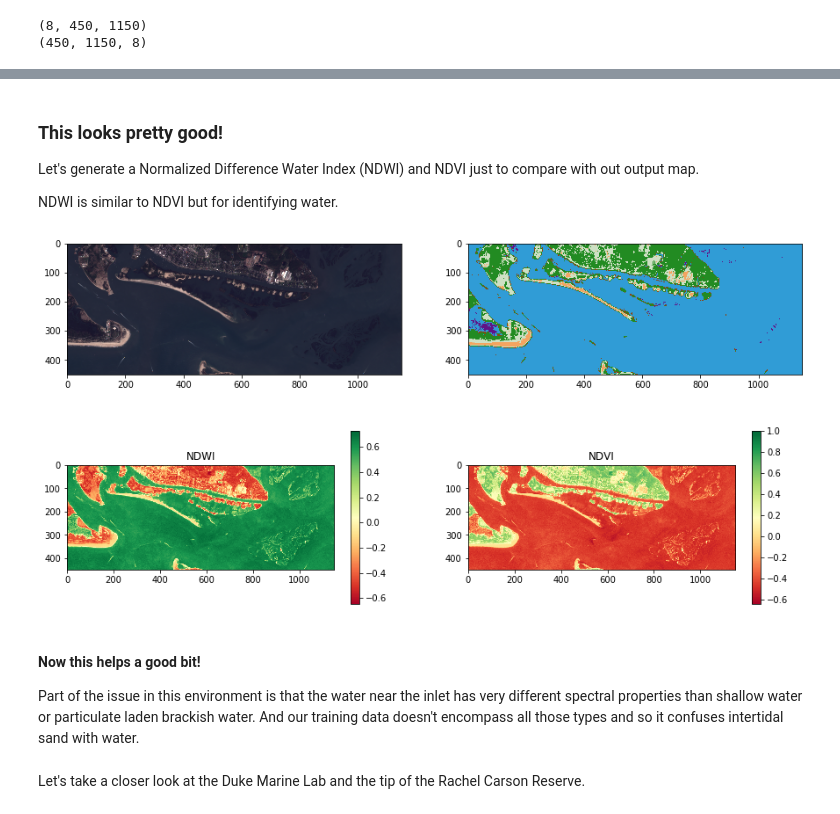
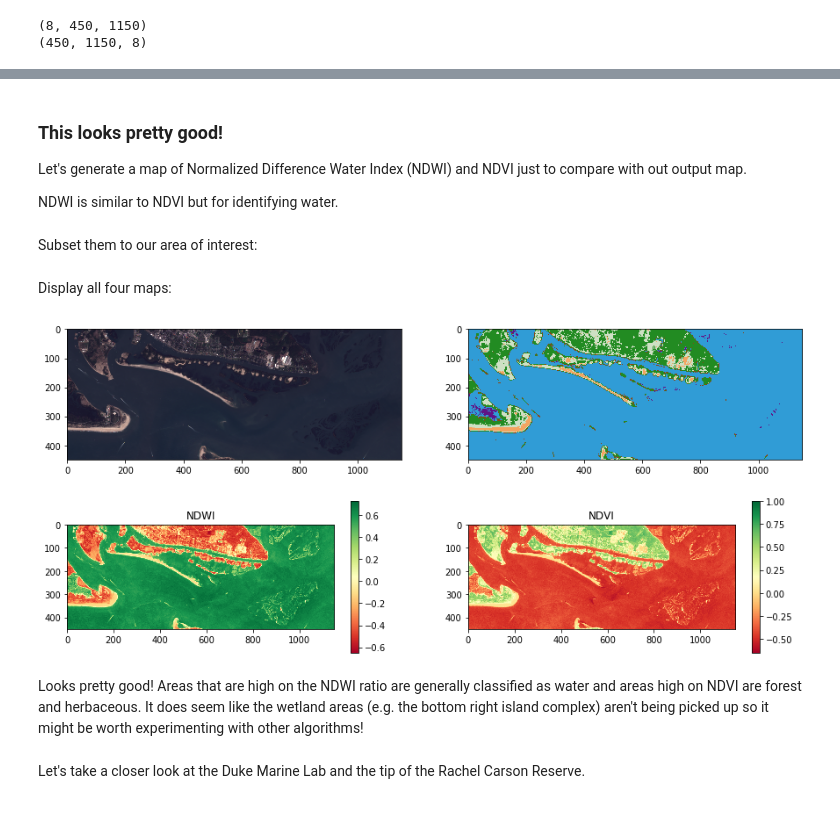
Before and after one commit to ceholden/open-geo-tutorial, a Jupyter notebook: notebooks/chapter_5_classification.ipynb, the cells around one changed output, grey strips where cells are left out. Cells and saved outputs as stored; diff of their text form; code cells hidden in the pictures.

```diff
--- a/notebooks/chapter_5_classification.ipynb
+++ b/notebooks/chapter_5_classification.ipynb
@@ -480,7 +361,7 @@ plt.show()
 # %% [markdown]
 ### This looks pretty good!
 
-Let's generate a Normalized Difference Water Index (NDWI) and NDVI just to compare with out output map.
+Let's generate a map of Normalized Difference Water Index (NDWI) and NDVI just to compare with out output map.
 
 NDWI is similar to NDVI but for identifying water.
 # %%
@@ -491,33 +372,34 @@ with rasterio.open(img_fp) as src:
 
 ndwi = (green_band.astype(float) - nir_band.astype(float)) / (green_band.astype(float) + nir_band.astype(float))
 ndvi = (nir_band.astype(float) - red_band.astype(float)) / (red_band.astype(float) + nir_band.astype(float))
+# %% [markdown]
+Subset them to our area of interest:
 # %%
 ndwi = ndwi[150:600, 250:1400]
 ndvi = ndvi[150:600, 250:1400]
+# %% [markdown]
+Display all four maps:
 # %%
-# Now show the classmap next to the image
-fig, axs = plt.subplots(2,2,figsize=(15,8))
+fig, axs = plt.subplots(2,2,figsize=(15,7))
 
 img_stretched = color_stretch(reshaped_img, [3, 2, 1])
 axs[0,0].imshow(img_stretched)
 
 axs[0,1].imshow(class_prediction, cmap=cmap, interpolation='none')
 
 nwdi_plot = axs[1,0].imshow(ndwi, cmap="RdYlGn")
 axs[1,0].set_title("NDWI")
 fig.colorbar(nwdi_plot, ax=axs[1,0])
 
 ndvi_plot = axs[1,1].imshow(ndvi, cmap="RdYlGn")
 axs[1,1].set_title("NDVI")
 fig.colorbar(ndvi_plot, ax=axs[1,1])
 
 plt.show()
 # %% [output]
-[figure, old version]
+[figure, new version]
-# %% [markdown]
-#### Now this helps a good bit!
-
-Part of the issue in this environment is that the water near the inlet has very different spectral properties than shallow water or particulate laden brackish water. And our training data doesn't encompass all those types and so it confuses intertidal sand with water.
+# %% [markdown]
+Looks pretty good! Areas that are high on the NDWI ratio are generally classified as water and areas high on NDVI are forest and herbaceous. It does seem like the wetland areas (e.g. the bottom right island complex) aren't being picked up so it might be worth experimenting with other algorithms!
 # %% [markdown]
 Let's take a closer look at the Duke Marine Lab and the tip of the Rachel Carson Reserve.
 # %%
```
Also changed, not shown: parts of 31 cells of this notebook, 2 other files.
